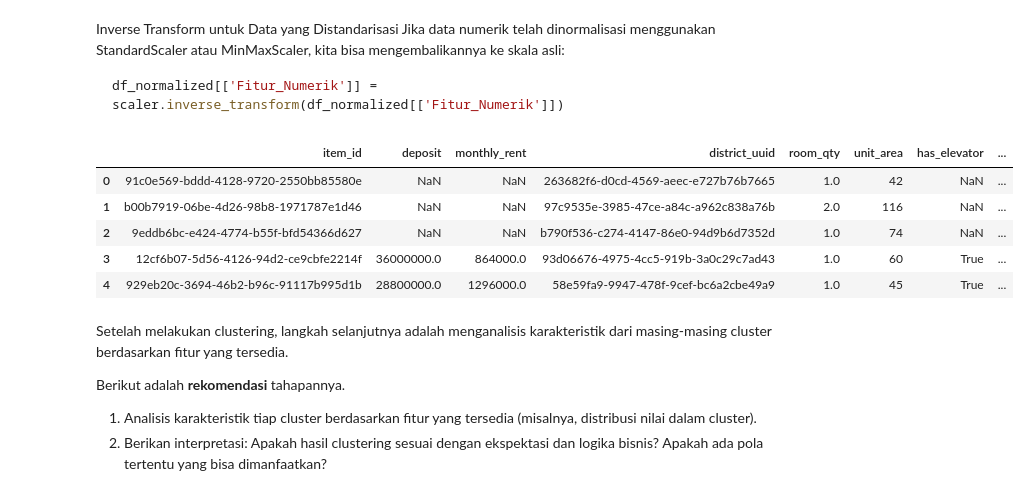
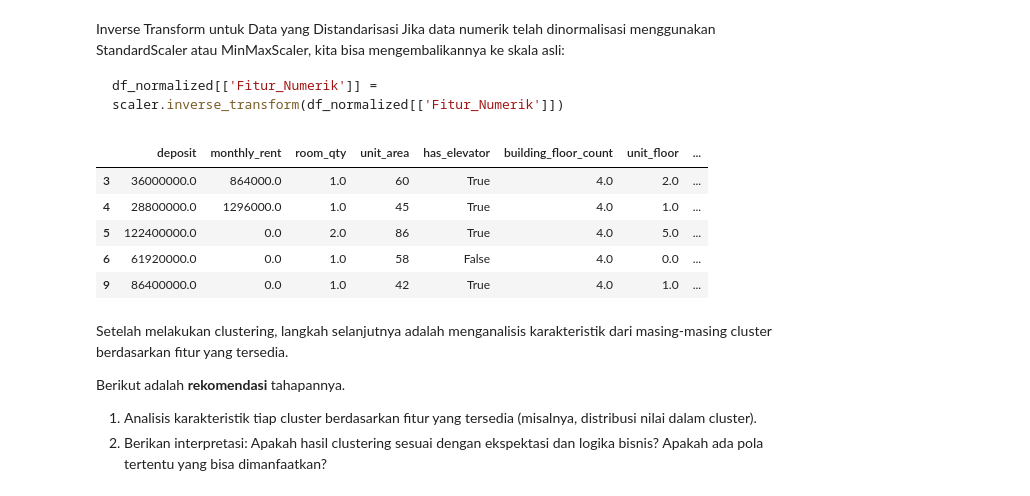
Before and after one commit to NumiKun/Submission_BMLP_DBS, a Jupyter notebook: [Clustering]_Submission_Akhir_BMLP_Rizki Surya Nugroho.ipynb, the cells around one changed output. Cells and saved outputs as stored; diff of their text form; code cells hidden in the pictures.

Commit message:
revisi inverse data

```diff
--- a/[Clustering]_Submission_Akhir_BMLP_Rizki Surya Nugroho.ipynb
+++ b/[Clustering]_Submission_Akhir_BMLP_Rizki Surya Nugroho.ipynb
@@ -756,20 +756,15 @@ df_normalized[['Fitur_Numerik']] = scaler.inverse_transform(df_normalized[['Fitu
 # %%
 # Inverse transform untuk fitur yang distandarisasi
 dataku[['deposit', 'monthly_rent']] = scaler.inverse_transform(dataku[['deposit', 'monthly_rent']])
 
-# Masukkan data yang sudah di-inverse ke dalam dataset asli atau buat DataFrame baru
-df['Cluster'] = dataku['Cluster']
-df[['has_elevator', 'has_storage_area']] = dataku[['has_elevator', 'has_storage_area']]
-df[['deposit', 'monthly_rent']] = dataku[['deposit', 'monthly_rent']]
-
-df.head()
+dataku.head()
 # %% [output]
-|  | item_id | deposit | monthly_rent | district_uuid | room_qty | unit_area | has_elevator | ... |
-| 0 | 91c0e569-bddd-4128-9720-2550bb85580e | NaN | NaN | 263682f6-d0cd-4569-aeec-e727b76b7665 | 1.0 | 42 | NaN | ... |
-| 1 | b00b7919-06be-4d26-98b8-1971787e1d46 | NaN | NaN | 97c9535e-3985-47ce-a84c-a962c838a76b | 2.0 | 116 | NaN | ... |
-| 2 | 9eddb6bc-e424-4774-b55f-bfd54366d627 | NaN | NaN | b790f536-c274-4147-86e0-94d9b6d7352d | 1.0 | 74 | NaN | ... |
-| 3 | 12cf6b07-5d56-4126-94d2-ce9cbfe2214f | 36000000.0 | 864000.0 | 93d06676-4975-4cc5-919b-3a0c29c7ad43 | 1.0 | 60 | True | ... |
-| 4 | 929eb20c-3694-46b2-b96c-91117b995d1b | 28800000.0 | 1296000.0 | 58e59fa9-9947-478f-9cef-bc6a2cbe49a9 | 1.0 | 45 | True | ... |
+|  | deposit | monthly_rent | room_qty | unit_area | has_elevator | building_floor_count | unit_floor | ... |
+| 3 | 36000000.0 | 864000.0 | 1.0 | 60 | True | 4.0 | 2.0 | ... |
+| 4 | 28800000.0 | 1296000.0 | 1.0 | 45 | True | 4.0 | 1.0 | ... |
+| 5 | 122400000.0 | 0.0 | 2.0 | 86 | True | 4.0 | 5.0 | ... |
+| 6 | 61920000.0 | 0.0 | 1.0 | 58 | False | 4.0 | 0.0 | ... |
+| 9 | 86400000.0 | 0.0 | 1.0 | 42 | True | 4.0 | 1.0 | ... |
 # %% [markdown]
 Setelah melakukan clustering, langkah selanjutnya adalah menganalisis karakteristik dari masing-masing cluster berdasarkan fitur yang tersedia.
 
```
Also changed, not shown: parts of 4 cells of this notebook.
